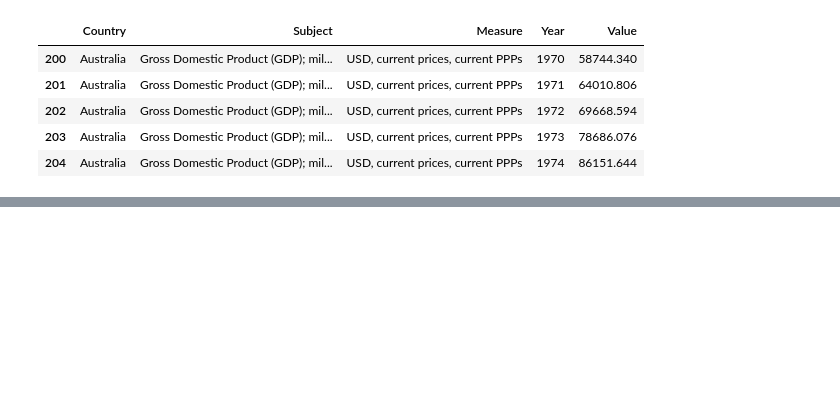
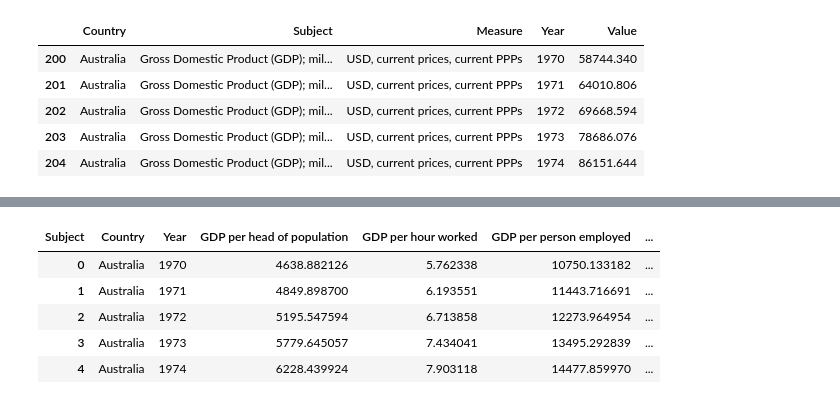
Before and after one commit to mayabenowitz/neuralcraft, a Jupyter notebook: notebooks/1.1-mayab-data-munging.ipynb, the cells around one changed output, grey strips where cells are left out. Saved outputs shown, nothing was run; the diff lists cells and outputs as text; code cells hidden in the pictures; blank space fills up the shorter version.

```diff
--- a/notebooks/1.1-mayab-data-munging.ipynb
+++ b/notebooks/1.1-mayab-data-munging.ipynb
@@ -125,0 +141,10 @@ df_gdp[(df_gdp['Subject'] == 'GDP per person employed')& (df_gdp['Country'] == '
+# %%
+dffp_gdp = pd.pivot_table(dff_gdp, values='Value', index=['Country', 'Year'], columns='Subject').reset_index()
+dffp_gdp.head()
+# %% [output]
+| Subject | Country | Year | GDP per head of population | GDP per hour worked | GDP per person employed | ... |
+| 0 | Australia | 1970 | 4638.882126 | 5.762338 | 10750.133182 | ... |
+| 1 | Australia | 1971 | 4849.898700 | 6.193551 | 11443.716691 | ... |
+| 2 | Australia | 1972 | 5195.547594 | 6.713858 | 12273.964954 | ... |
+| 3 | Australia | 1973 | 5779.645057 | 7.434041 | 13495.292839 | ... |
+| 4 | Australia | 1974 | 6228.439924 | 7.903118 | 14477.859970 | ... |
```
Also changed, not shown: parts of 9 cells of this notebook.
